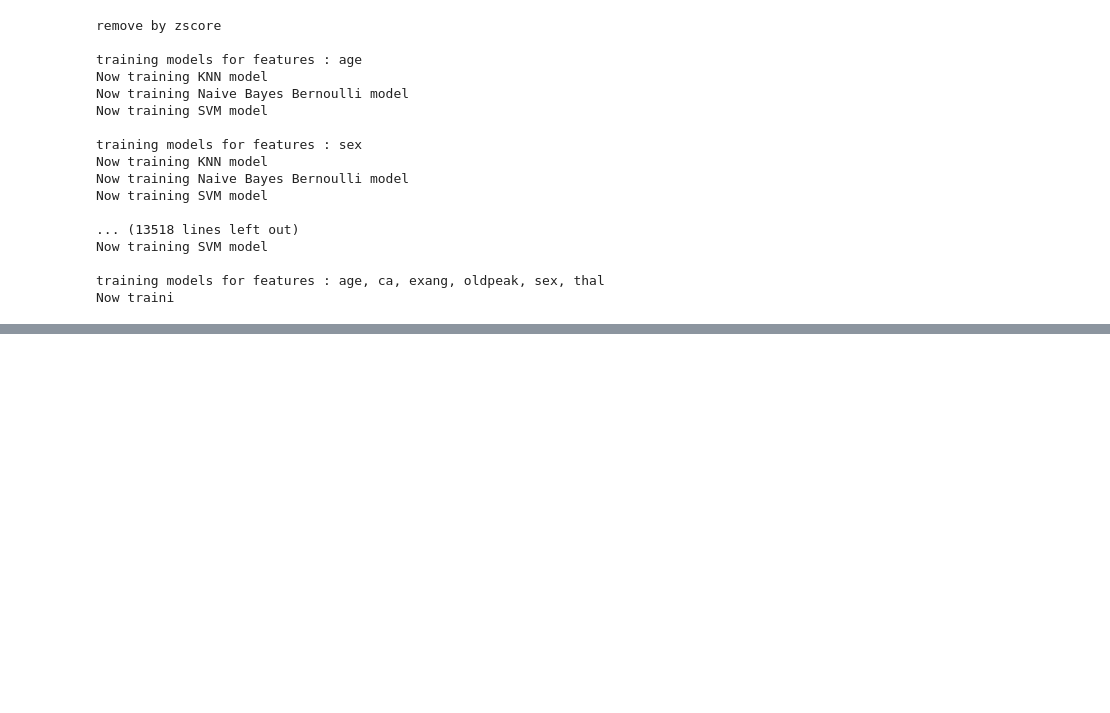
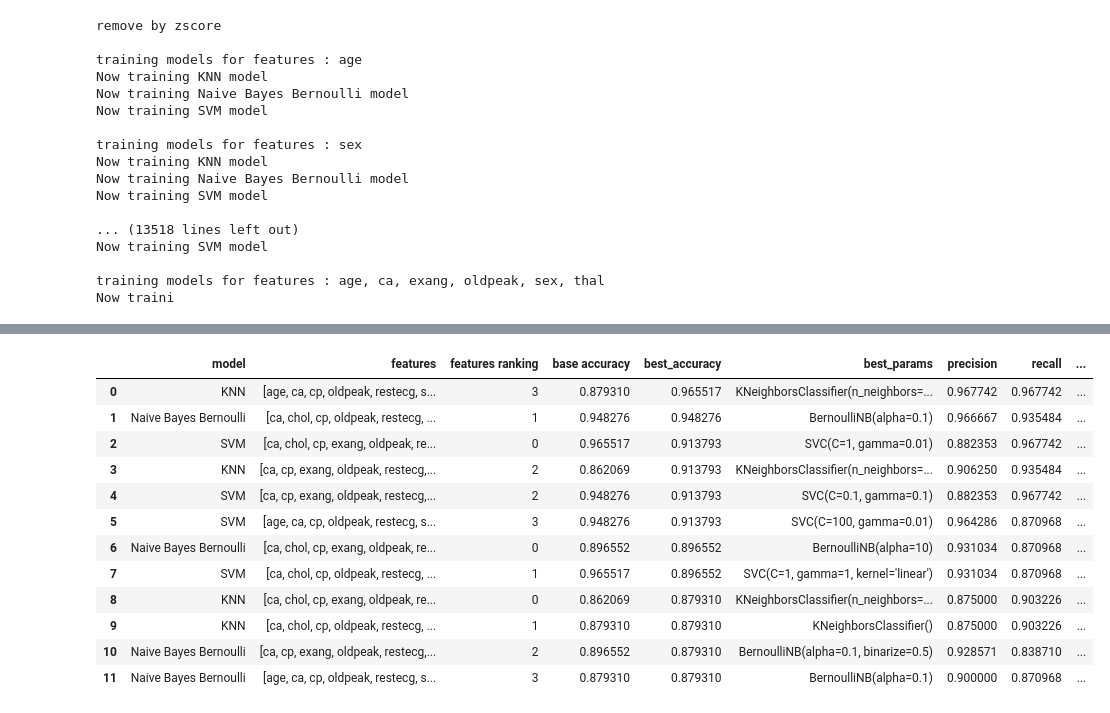
Before and after one commit to haocloo/USM_CS, a Jupyter notebook: CPC152/assignment (group)/final.ipynb, the cells around one changed output, grey strips where cells are left out. Cells and saved outputs as stored; diff of their text form; code cells hidden in the pictures; blank space fills up the shorter version.

Commit message:
ready for tuning

```diff
--- a/CPC152/assignment (group)/testing.ipynb
+++ b/CPC152/assignment (group)/final.ipynb
@@ -440,5 +404,5 @@ combination_accuracy.head(10)
 # %%
-best_features = combination_accuracy['features'].iloc[:10]
+best_features = combination_accuracy['features'].iloc[:4]
 best_features = best_features.str.split(', ')
 print(best_features)
 # %% [output]
@@ -555,2 +512,17 @@ Fitting 5 folds for each of 100 candidates, totalling 500 fits
 # %%
 tuning_results.sort_values(by='best_accuracy', ascending=False, ignore_index= True ,inplace=True)
+tuning_results
+# %% [output]
+|  | model | features | features ranking | base accuracy | best_accuracy | best_params | precision | recall | ... |
+| 0 | KNN | [age, ca, cp, oldpeak, restecg, s... | 3 | 0.879310 | 0.965517 | KNeighborsClassifier(n_neighbors=... | 0.967742 | 0.967742 | ... |
+| 1 | Naive Bayes Bernoulli | [ca, chol, cp, oldpeak, restecg, ... | 1 | 0.948276 | 0.948276 | BernoulliNB(alpha=0.1) | 0.966667 | 0.935484 | ... |
+| 2 | SVM | [ca, chol, cp, exang, oldpeak, re... | 0 | 0.965517 | 0.913793 | SVC(C=1, gamma=0.01) | 0.882353 | 0.967742 | ... |
+| 3 | KNN | [ca, cp, exang, oldpeak, restecg,... | 2 | 0.862069 | 0.913793 | KNeighborsClassifier(n_neighbors=... | 0.906250 | 0.935484 | ... |
+| 4 | SVM | [ca, cp, exang, oldpeak, restecg,... | 2 | 0.948276 | 0.913793 | SVC(C=0.1, gamma=0.1) | 0.882353 | 0.967742 | ... |
+| 5 | SVM | [age, ca, cp, oldpeak, restecg, s... | 3 | 0.948276 | 0.913793 | SVC(C=100, gamma=0.01) | 0.964286 | 0.870968 | ... |
+| 6 | Naive Bayes Bernoulli | [ca, chol, cp, exang, oldpeak, re... | 0 | 0.896552 | 0.896552 | BernoulliNB(alpha=10) | 0.931034 | 0.870968 | ... |
+| 7 | SVM | [ca, chol, cp, oldpeak, restecg, ... | 1 | 0.965517 | 0.896552 | SVC(C=1, gamma=1, kernel='linear') | 0.931034 | 0.870968 | ... |
+| 8 | KNN | [ca, chol, cp, exang, oldpeak, re... | 0 | 0.862069 | 0.879310 | KNeighborsClassifier(n_neighbors=... | 0.875000 | 0.903226 | ... |
+| 9 | KNN | [ca, chol, cp, oldpeak, restecg, ... | 1 | 0.879310 | 0.879310 | KNeighborsClassifier() | 0.875000 | 0.903226 | ... |
+| 10 | Naive Bayes Bernoulli | [ca, cp, exang, oldpeak, restecg,... | 2 | 0.896552 | 0.879310 | BernoulliNB(alpha=0.1, binarize=0.5) | 0.928571 | 0.838710 | ... |
+| 11 | Naive Bayes Bernoulli | [age, ca, cp, oldpeak, restecg, s... | 3 | 0.879310 | 0.879310 | BernoulliNB(alpha=0.1) | 0.900000 | 0.870968 | ... |
```
Also changed, not shown: parts of 32 cells of this notebook.
